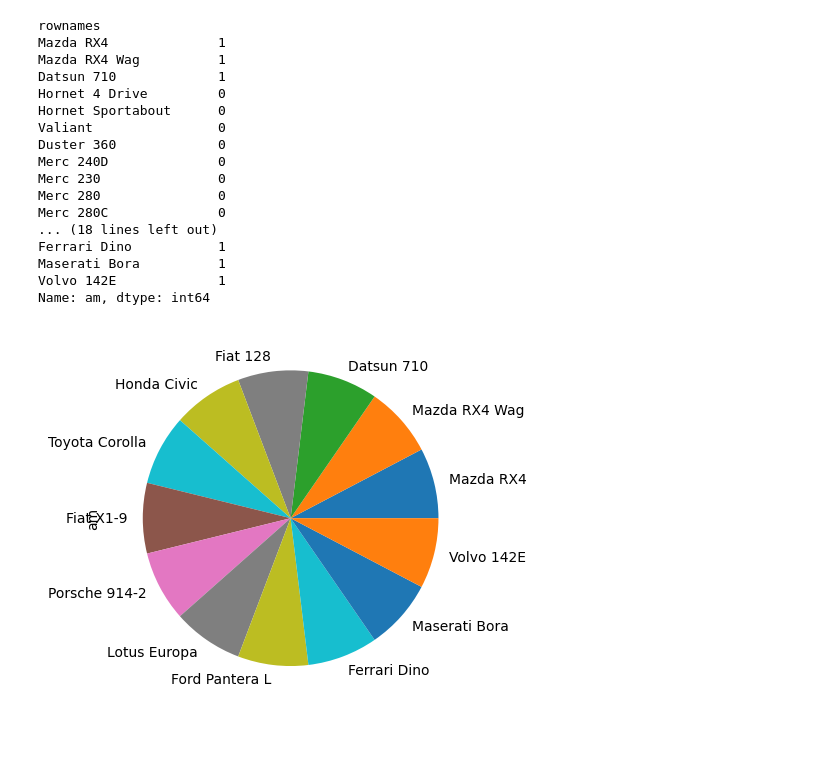
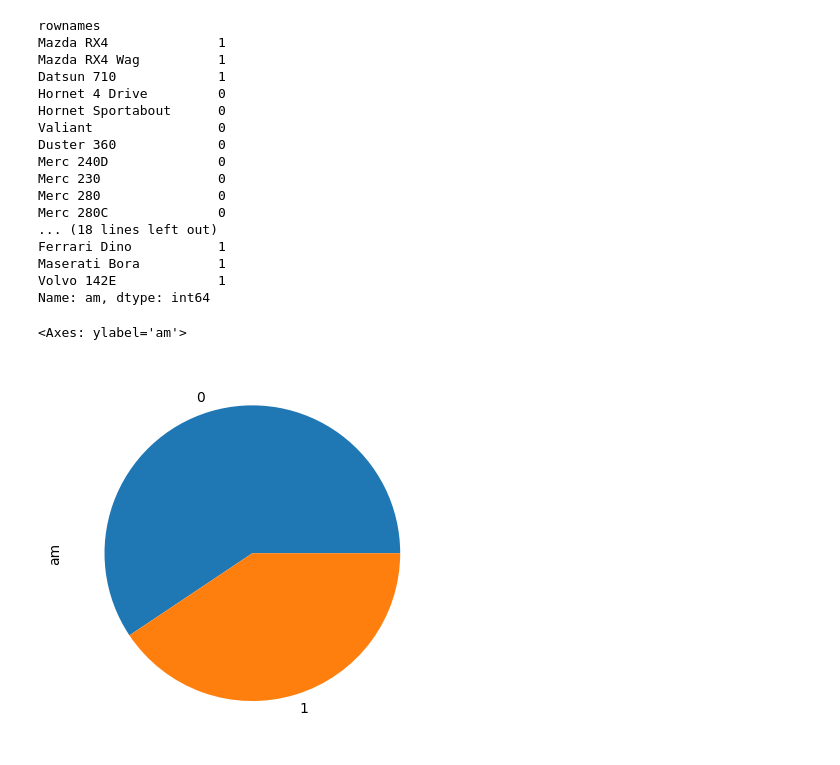
Before and after one commit to magda-moreno/something, a Jupyter notebook: Lab1_python_intro.ipynb, the cells around one changed output. Drawn from its saved outputs; the diff is of its cells as text; code cells hidden in the pictures.

```diff
--- a/Lab1_python_intro.ipynb
+++ b/Lab1_python_intro.ipynb
@@ -192,4 +189,5 @@ tran_type
-# %%
-pie_plot = df.plot.pie(y='am', legend=False)
-# %% [output]
-[figure, removed]
+# %%
+df['am'].value_counts().plot.pie()
+# %% [output]
+<Axes: ylabel='am'>
+[figure, added]
```
Also changed, not shown: parts of 1 cell of this notebook.
